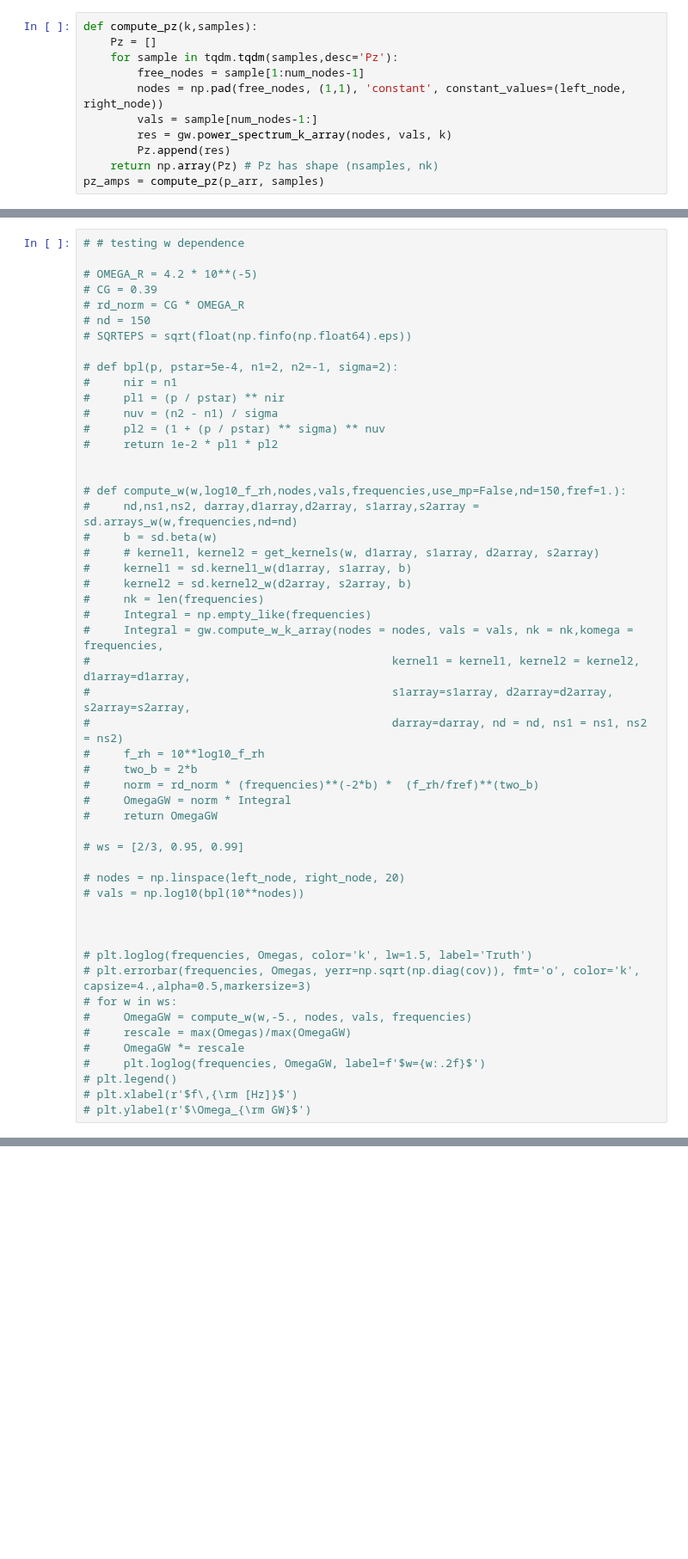
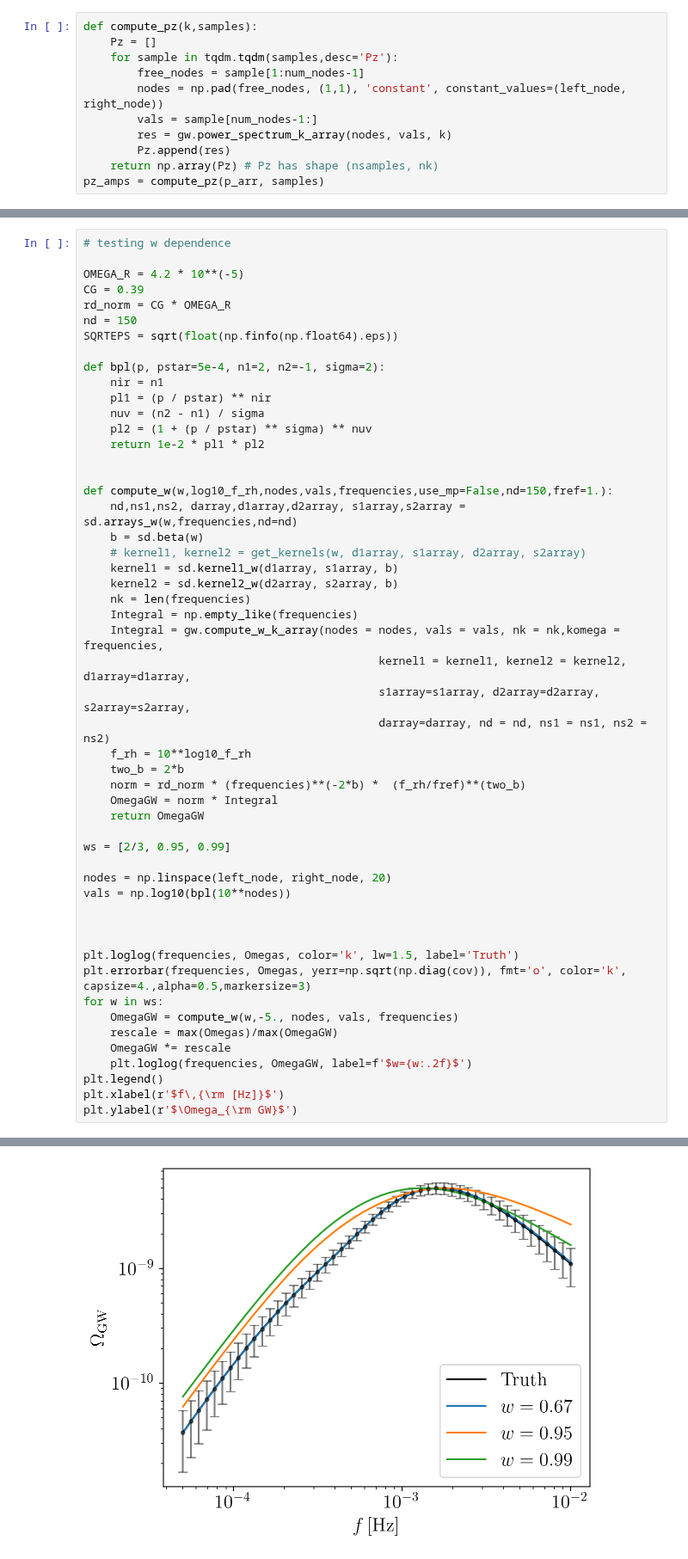
Before and after one commit to Ameek94/SIGW_Inverse, a Jupyter notebook: gwb/sigw_fast/nautilus_plot_functional.ipynb, the cells around one changed output, grey strips where cells are left out. Shown at 86% size. Drawn from its saved outputs; the diff is of its cells as text; blank space fills up the shorter version.

```diff
--- a/gwb/sigw_fast/nautilus_plot_functional.ipynb
+++ b/gwb/sigw_fast/nautilus_plot_functional.ipynb
@@ -173,52 +171,53 @@ w           8.5754219E-01  8.5049155E-02  8.8270242E-01  9.0126715E-01  two    5
 # %%
-# # testing w dependence
+# testing w dependence
 
-# OMEGA_R = 4.2 * 10**(-5)
-# CG = 0.39
-# rd_norm = CG * OMEGA_R
-# nd = 150
-# SQRTEPS = sqrt(float(np.finfo(np.float64).eps))
+OMEGA_R = 4.2 * 10**(-5)
+CG = 0.39
+rd_norm = CG * OMEGA_R
+nd = 150
+SQRTEPS = sqrt(float(np.finfo(np.float64).eps))
 
-# def bpl(p, pstar=5e-4, n1=2, n2=-1, sigma=2):
-#     nir = n1
-#     pl1 = (p / pstar) ** nir
-#     nuv = (n2 - n1) / sigma
-#     pl2 = (1 + (p / pstar) ** sigma) ** nuv
-#     return 1e-2 * pl1 * pl2
+def bpl(p, pstar=5e-4, n1=2, n2=-1, sigma=2):
+    nir = n1
+    pl1 = (p / pstar) ** nir
+    nuv = (n2 - n1) / sigma
+    pl2 = (1 + (p / pstar) ** sigma) ** nuv
+    return 1e-2 * pl1 * pl2
 
 
-# def compute_w(w,log10_f_rh,nodes,vals,frequencies,use_mp=False,nd=150,fref=1.):
-#     nd,ns1,ns2, darray,d1array,d2array, s1array,s2array = sd.arrays_w(w,frequencies,nd=nd)
-#     b = sd.beta(w)
-#     # kernel1, kernel2 = get_kernels(w, d1array, s1array, d2array, s2array)
-#     kernel1 = sd.kernel1_w(d1array, s1array, b)
-#     kernel2 = sd.kernel2_w(d2array, s2array, b)
-#     nk = len(frequencies)
-#     Integral = np.empty_like(frequencies)
-#     Integral = gw.compute_w_k_array(nodes = nodes, vals = vals, nk = nk,komega = frequencies,
-#                                             kernel1 = kernel1, kernel2 = kernel2, d1array=d1array,
-#                                             s1array=s1array, d2array=d2array, s2array=s2array,
-#                                             darray=darray, nd = nd, ns1 = ns1, ns2 = ns2)
-#     f_rh = 10**log10_f_rh
-#     two_b = 2*b
-#     norm = rd_norm * (frequencies)**(-2*b) *  (f_rh/fref)**(two_b)
-#     OmegaGW = norm * Integral
-#     return OmegaGW
+def compute_w(w,log10_f_rh,nodes,vals,frequencies,use_mp=False,nd=150,fref=1.):
+    nd,ns1,ns2, darray,d1array,d2array, s1array,s2array = sd.arrays_w(w,frequencies,nd=nd)
+    b = sd.beta(w)
+    # kernel1, kernel2 = get_kernels(w, d1array, s1array, d2array, s2array)
+    kernel1 = sd.kernel1_w(d1array, s1array, b)
+    kernel2 = sd.kernel2_w(d2array, s2array, b)
+    nk = len(frequencies)
+    Integral = np.empty_like(frequencies)
+    Integral = gw.compute_w_k_array(nodes = nodes, vals = vals, nk = nk,komega = frequencies,
+                                            kernel1 = kernel1, kernel2 = kernel2, d1array=d1array,
+                                            s1array=s1array, d2array=d2array, s2array=s2array,
+                                            darray=darray, nd = nd, ns1 = ns1, ns2 = ns2)
+    f_rh = 10**log10_f_rh
+    two_b = 2*b
+    norm = rd_norm * (frequencies)**(-2*b) *  (f_rh/fref)**(two_b)
+    OmegaGW = norm * Integral
+    return OmegaGW
 
-# ws = [2/3, 0.95, 0.99]
+ws = [2/3, 0.95, 0.99]
 
-# nodes = np.linspace(left_node, right_node, 20)
-# vals = np.log10(bpl(10**nodes))
+nodes = np.linspace(left_node, right_node, 20)
+vals = np.log10(bpl(10**nodes))
 
 
 
-# plt.loglog(frequencies, Omegas, color='k', lw=1.5, label='Truth')
-# plt.errorbar(frequencies, Omegas, yerr=np.sqrt(np.diag(cov)), fmt='o', color='k', capsize=4.,alpha=0.5,markersize=3)
-# for w in ws:
-#     OmegaGW = compute_w(w,-5., nodes, vals, frequencies)
-#     rescale = max(Omegas)/max(OmegaGW)
-#     OmegaGW *= rescale
-#     plt.loglog(frequencies, OmegaGW, label=f'$w={w:.2f}$')
-# plt.legend()
-# plt.xlabel(r'$f\,{\rm [Hz]}$')
-# plt.ylabel(r'$\Omega_{\rm GW}$')
+plt.loglog(frequencies, Omegas, color='k', lw=1.5, label='Truth')
+plt.errorbar(frequencies, Omegas, yerr=np.sqrt(np.diag(cov)), fmt='o', color='k', capsize=4.,alpha=0.5,markersize=3)
+for w in ws:
+    OmegaGW = compute_w(w,-5., nodes, vals, frequencies)
+    rescale = max(Omegas)/max(OmegaGW)
+    OmegaGW *= rescale
+    plt.loglog(frequencies, OmegaGW, label=f'$w={w:.2f}$')
+plt.legend()
+plt.xlabel(r'$f\,{\rm [Hz]}$')
+plt.ylabel(r'$\Omega_{\rm GW}$')
+# %% [output]
@@ -225 +225,2 @@ w           8.5754219E-01  8.5049155E-02  8.8270242E-01  9.0126715E-01  two    5
+[figure, added]
 # %%
```
Also changed, not shown: parts of 6 cells of this notebook, 8 other files.
